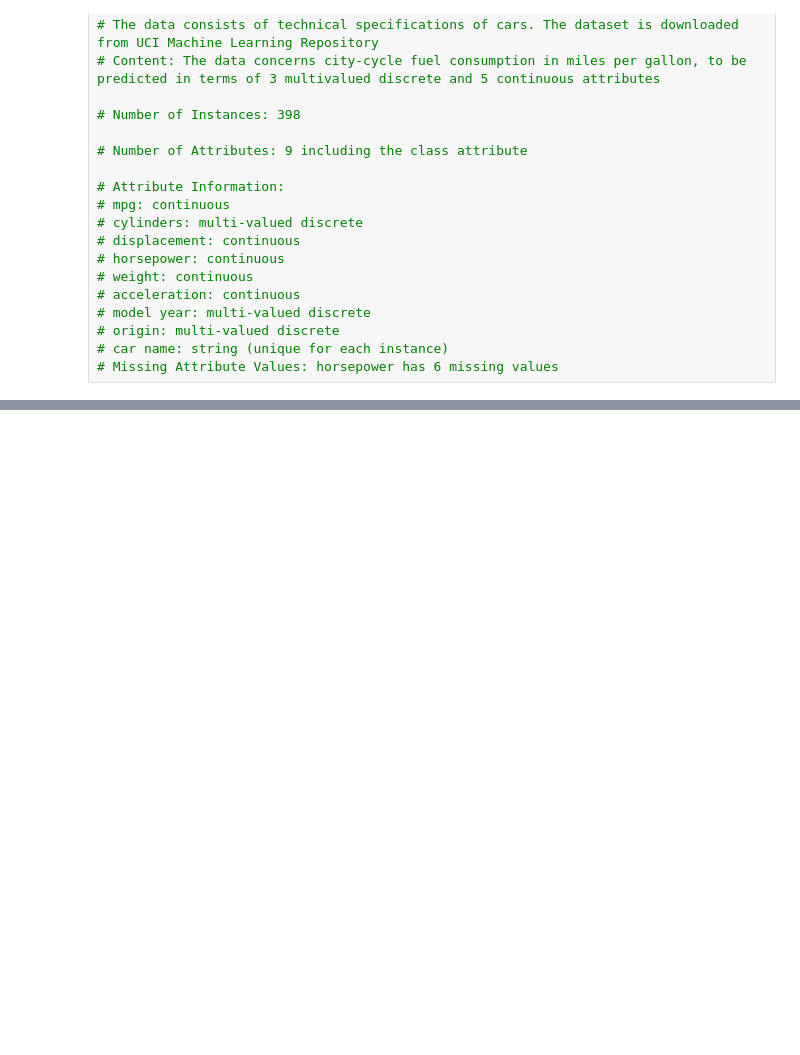
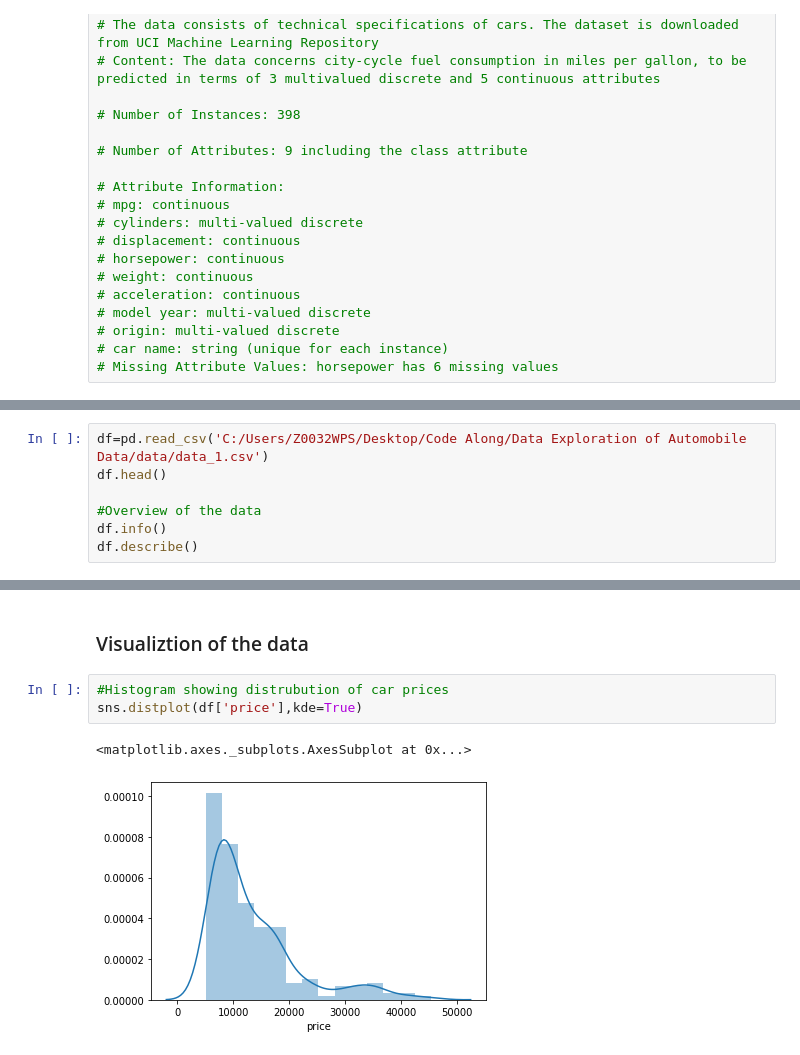
Before and after one commit to VijayaKumariSwamy/10_My_LearningProjects, a Jupyter notebook: 01_CA_Data_Exploration of Automobile Data.ipynb, the cells around one changed output, grey strips where cells are left out. Cells and saved outputs as stored; diff of their text form; blank space fills up the shorter version.

```diff
--- a/01_CA_Data_Exploration of Automobile Data.ipynb
+++ b/01_CA_Data_Exploration of Automobile Data.ipynb
@@ -39,0 +51,7 @@
+# %%
+df=pd.read_csv('C:/Users/Z0032WPS/Desktop/Code Along/Data Exploration of Automobile Data/data/data_1.csv')
+df.head()
+
+#Overview of the data
+df.info()
+df.describe()
@@ -39,0 +87,8 @@
+# %% [markdown]
+### Visualiztion of the data
+# %%
+#Histogram showing distrubution of car prices
+sns.distplot(df['price'],kde=True)
+# %% [output]
+<matplotlib.axes._subplots.AxesSubplot at 0x...>
+[figure, added]
```
Also changed, not shown: parts of 11 cells of this notebook.
